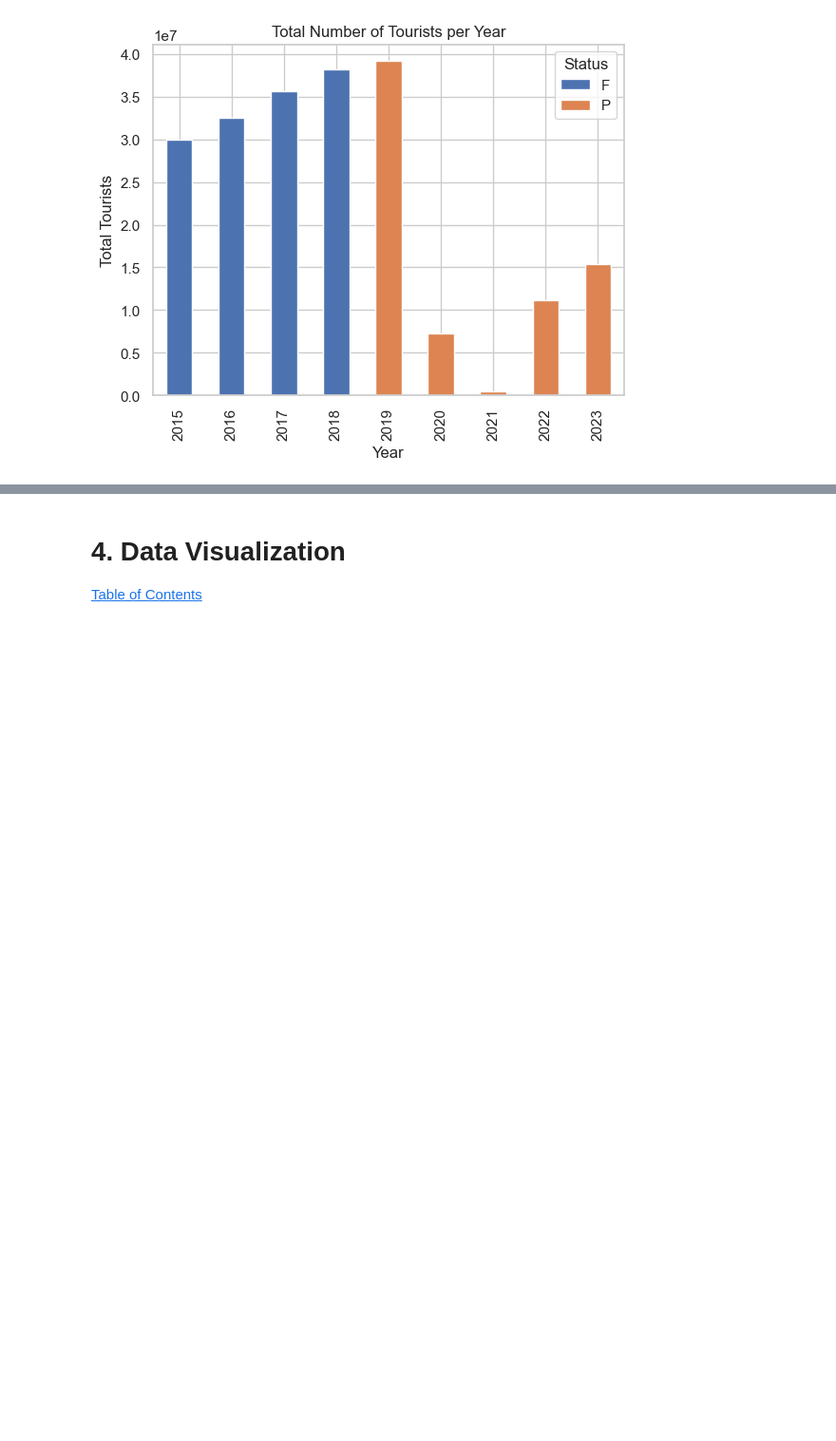
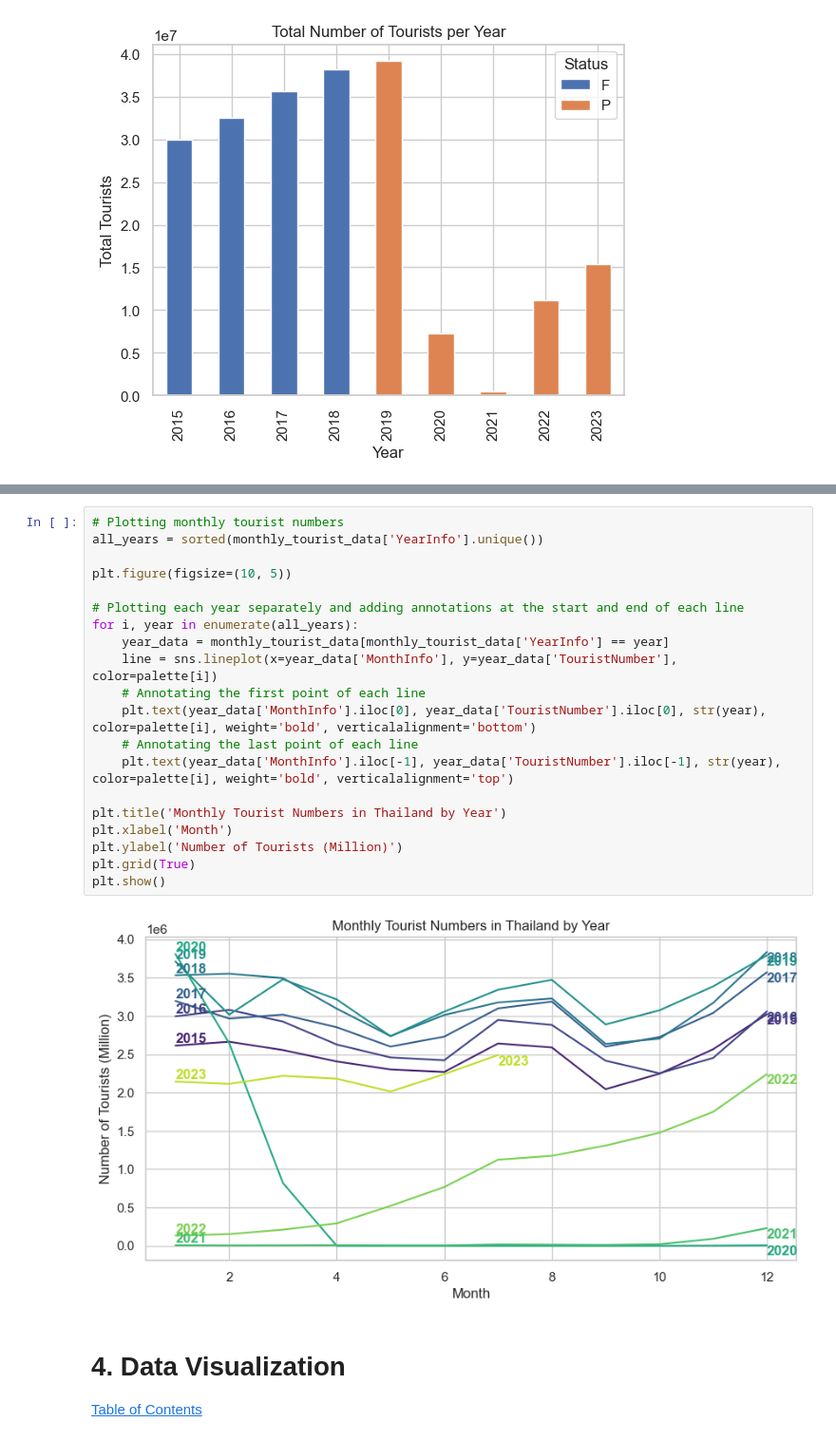
Before and after one commit to vk-poonyakanok/thailand-tourism-trend, a Jupyter notebook: Thailand_Tourism_Trends_Analysis.ipynb, the cells around one changed output, grey strips where cells are left out. Shown at 95% size. Saved outputs shown, nothing was run; the diff lists cells and outputs as text; blank space fills up the shorter version.

```diff
--- a/Thailand_Tourism_Trends_Analysis.ipynb
+++ b/Thailand_Tourism_Trends_Analysis.ipynb
@@ -241,3 +410,25 @@ plt.show()
+# %%
+# Plotting monthly tourist numbers
+all_years = sorted(monthly_tourist_data['YearInfo'].unique())
+
+plt.figure(figsize=(10, 5))
+
+# Plotting each year separately and adding annotations at the start and end of each line
+for i, year in enumerate(all_years):
+    year_data = monthly_tourist_data[monthly_tourist_data['YearInfo'] == year]
+    line = sns.lineplot(x=year_data['MonthInfo'], y=year_data['TouristNumber'], color=palette[i])
+    # Annotating the first point of each line
+    plt.text(year_data['MonthInfo'].iloc[0], year_data['TouristNumber'].iloc[0], str(year), color=palette[i], weight='bold', verticalalignment='bottom')
+    # Annotating the last point of each line
+    plt.text(year_data['MonthInfo'].iloc[-1], year_data['TouristNumber'].iloc[-1], str(year), color=palette[i], weight='bold', verticalalignment='top')
+
+plt.title('Monthly Tourist Numbers in Thailand by Year')
+plt.xlabel('Month')
+plt.ylabel('Number of Tourists (Million)')
+plt.grid(True)
+plt.show()
+# %% [output]
+[figure, added]
 # %% [markdown]
 <a id="4-data-visualization"></a>
 
```
Also changed, not shown: parts of 24 cells of this notebook, 4 other files.
